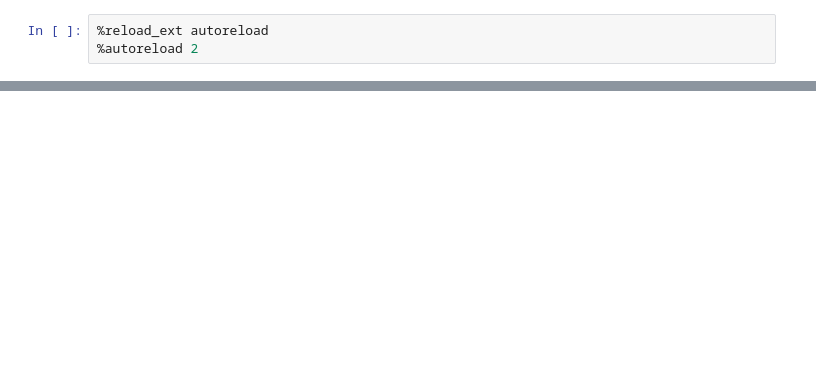
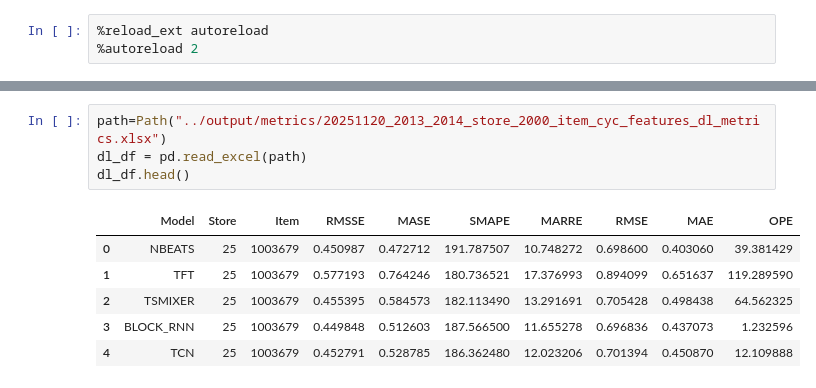
Before and after one commit to ygrepo/kaggle_favorita_grocery_sales_forecasting, a Jupyter notebook: notebook/benchmark_models.ipynb, the cells around one changed output, grey strips where cells are left out. Drawn from its saved outputs; the diff is of its cells as text; blank space fills up the shorter version.

```diff
--- a/notebook/benchmark_models.ipynb
+++ b/notebook/benchmark_models.ipynb
@@ -663,0 +54,11 @@ Name: 0, dtype: float64
+# %%
+path=Path("../output/metrics/20251120_2013_2014_store_2000_item_cyc_features_dl_metrics.xlsx")
+dl_df = pd.read_excel(path)
+dl_df.head()
+# %% [output]
+|  | Model | Store | Item | RMSSE | MASE | SMAPE | MARRE | RMSE | MAE | OPE |
+| 0 | NBEATS | 25 | 1003679 | 0.450987 | 0.472712 | 191.787507 | 10.748272 | 0.698600 | 0.403060 | 39.381429 |
+| 1 | TFT | 25 | 1003679 | 0.577193 | 0.764246 | 180.736521 | 17.376993 | 0.894099 | 0.651637 | 119.289590 |
+| 2 | TSMIXER | 25 | 1003679 | 0.455395 | 0.584573 | 182.113490 | 13.291691 | 0.705428 | 0.498438 | 64.562325 |
+| 3 | BLOCK_RNN | 25 | 1003679 | 0.449848 | 0.512603 | 187.566500 | 11.655278 | 0.696836 | 0.437073 | 1.232596 |
+| 4 | TCN | 25 | 1003679 | 0.452791 | 0.528785 | 186.362480 | 12.023206 | 0.701394 | 0.450870 | 12.109888 |
```
Also changed, not shown: parts of 60 cells of this notebook, 2 other files.
